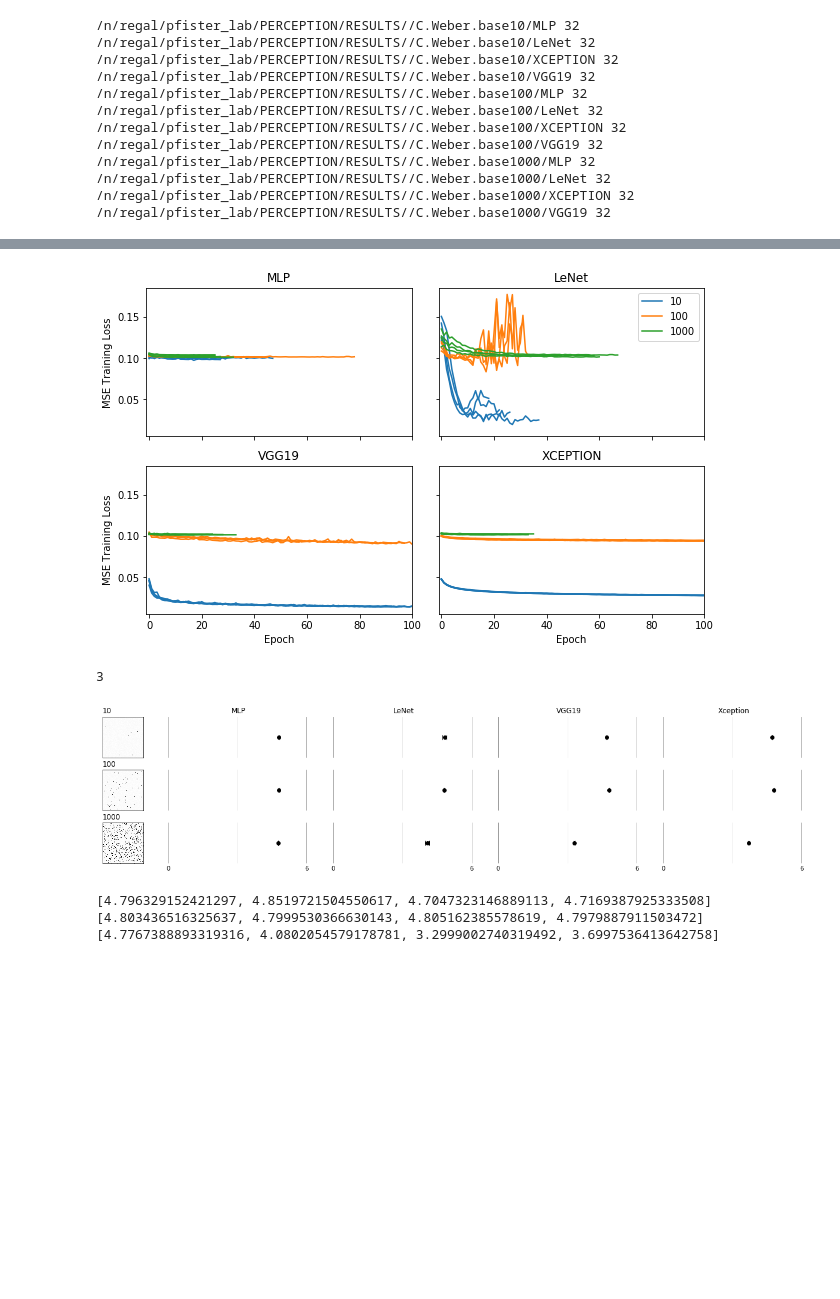
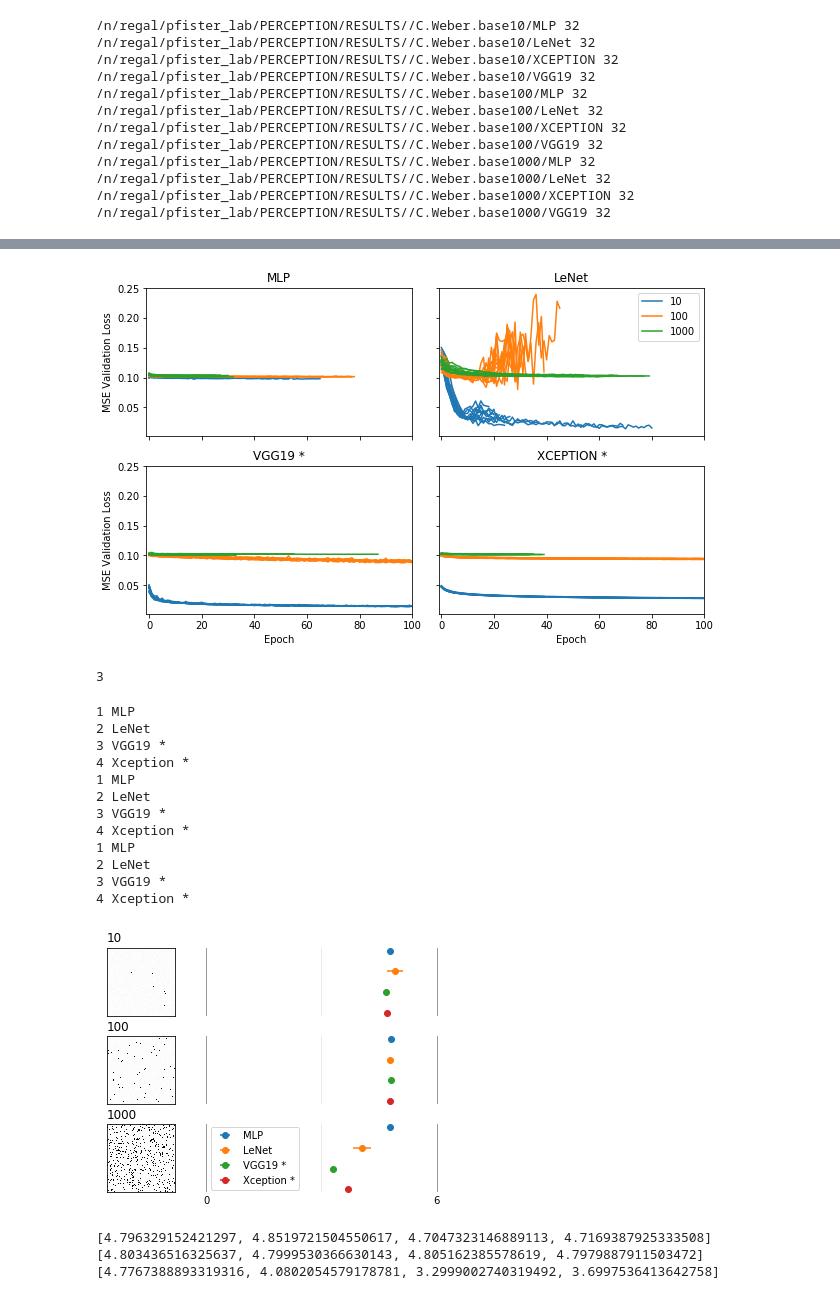
Before and after one commit to Rhoana/perception, a Jupyter notebook: IPY/Weber_Analysis.ipynb, the cells around one changed output, grey strips where cells are left out. Saved outputs shown, nothing was run; the diff lists cells and outputs as text; code cells hidden in the pictures; blank space fills up the shorter version.

Commit message:
New plots.

```diff
--- a/IPY/Weber_Analysis.ipynb
+++ b/IPY/Weber_Analysis.ipynb
@@ -62,9 +62,9 @@ for a,c_base in enumerate(['10','100','1000']):
         stats[i] = []
         c_dir = os.path.join(e_dir, c)
 
-        stats_files = glob.glob(c_dir+'/*.p')
+        stats_files = glob.glob(c_dir+'/*_noise.p')
         stats_per_c = []
-    #     print stats_files
+#         print stats_files
 
         for s in stats_files:
 
@@ -81,7 +81,7 @@ for a,c_base in enumerate(['10','100','1000']):
 from matplotlib import gridspec
 
 
-classifiers = ['MLP', 'LeNet', 'VGG19', 'XCEPTION']
+classifiers = ['MLP', 'LeNet', 'VGG19 *', 'XCEPTION *']
 
 fig = plt.figure(figsize=(10,6), facecolor='white')
 gs = gridspec.GridSpec(2, 2, width_ratios=[1,1], hspace=.2, wspace=.1)
@@ -136,7 +136,7 @@ plt.savefig('../PAPER/gfx/weber_training_loss.pdf', bbox_inches='tight', pad_inc
 from matplotlib import gridspec
 
 
-classifiers = ['MLP', 'LeNet', 'VGG19', 'XCEPTION']
+classifiers = ['MLP', 'LeNet', 'VGG19 *', 'XCEPTION *']
 
 fig = plt.figure(figsize=(10,6), facecolor='white')
 gs = gridspec.GridSpec(2, 2, width_ratios=[1,1], hspace=.2, wspace=.1)
@@ -148,7 +148,7 @@ for i, c in enumerate(classifiers):
     if i == 0:
         axes[i] = fig.add_subplot(gs[i])#, sharey=axes[0])
         plt.setp(axes[0].get_xticklabels(), visible=False)
-        plt.ylabel('MSE Training Loss')
+        plt.ylabel('MSE Validation Loss')
     elif i == 1:
         axes[i] = fig.add_subplot(gs[i], sharey=axes[0])
         plt.setp(axes[1].get_yticklabels(), visible=False)
@@ -157,7 +157,7 @@ for i, c in enumerate(classifiers):
 #         plt.ylabel(False)
     elif i == 2:
         axes[i] = fig.add_subplot(gs[i], sharey=axes[0], sharex=axes[0])
-        plt.ylabel('MSE Training Loss')
+        plt.ylabel('MSE Validation Loss')
         plt.xlabel('Epoch')
     elif i == 3:
         axes[i] = fig.add_subplot(gs[i], sharey=axes[2])
@@ -186,7 +186,7 @@ for i, c in enumerate(classifiers):
 
 plt.savefig('../PAPER/gfx/weber_validation_loss.pdf', bbox_inches='tight', pad_inches=0)
 # %% [output]
-[figure, old version]
+[figure, new version]
 # %%
 len(all_stats)
 # %% [output]
@@ -208,7 +208,7 @@ no_samples = len(all_stats[0][0][0])
 
 bar_data = [None]*4
 all_data = [None]*4
-classifiers = ['MLP', 'LeNet', 'VGG19', 'Xception']
+classifiers = ['MLP', 'LeNet', 'VGG19 *', 'Xception *']
 for i, c in enumerate(classifiers):
 
     mlae_for_c = []
@@ -240,8 +240,8 @@ for a,c_base in enumerate(['10','100','1000']):
     images.append(image)
 
 
-fig = plt.figure(figsize=(21,4.5), facecolor='white')
-gs = gridspec.GridSpec(3, 5, width_ratios=[.3,1,1,1,1], hspace=.3)
+fig = plt.figure(figsize=(6,4.5), facecolor='white')
+gs = gridspec.GridSpec(3, 2, width_ratios=[.3,1], hspace=.3)
 
 j = 0 # grid index (running)
 
@@ -250,11 +250,13 @@ for row in range(rows):
 
     for i, c in enumerate(['Image']+classifiers):
 
-        fig = plt.subplot(gs[j])
-        j += 1
+
 
         if i==0:
             # this is the image
+
+            fig = plt.subplot(gs[j])
+            j += 1
 
             plt.title(titles[row].upper(), loc='left')
 
@@ -276,8 +278,12 @@ for row in range(rows):
 
         #
 
-        if row == 0:
-            plt.title(c)
+#         if row == 0:
+#             plt.title(c)
+
+        if i == 1:
+            fig = plt.subplot(gs[j])
+            j += 1
 
 #         print row
         data = [all_data[i-1][row]]
@@ -294,41 +300,76 @@ for row in range(rows):
         confidence = [1.96*np.std(r) for r in data]
 
 
-        y_pos = range(len(means))
+        y_pos = 4-i#range(len(means))
 
 
         plt.xlim(0,6.1)
 
         ax = plt.gca()
         ax.spines['top'].set_visible(False)
         ax.spines['right'].set_visible(False)
         ax.spines['bottom'].set_visible(False)
         ax.spines['left'].set_visible(False)
 #         if row != 0:
         ax.get_yaxis().set_ticks([])
 #         else:
 #     #             print labels
 #             ax.get_yaxis().set_ticks(range(len(labels))) # we set the labels here
 #             ax.get_yaxis().set_ticklabels(labels)
 
         ax.get_xaxis().set_ticks(np.arange(0,7,6)) # mark the tange
         ax.get_xaxis().set_ticks(np.arange(3,3.1), minor=True) # mark the center
         ax.tick_params(axis=u'both', which=u'both',length=0)
 
         # remove tick marks
         if row != 2:
             from matplotlib.ticker import NullFormatter
             ax.xaxis.set_major_formatter(NullFormatter())
             ax.xaxis.set_ticks_position('none')
 
         # grid lines for X
         plt.grid(True, color='gray', which='major', axis='x', alpha=1)
         plt.grid(True, color='gray', which='minor', axis='x', alpha=0.2)
 
-        errorbars = plt.errorbar(means, y_pos, xerr=confidence, fmt='o', color='black', capsize=4)
-plt.savefig('../PAPER/gfx/weber_mlae.pdf', bbox_inches='tight', pad_inches=0)
+
+        c_color = 'C'+str(i-1)
+        print i, c
+#         if i == 3:
+#             # vgg19 imagenet
+# #             c = c+' *'
+#             c_color = '#b2df8a'
+#         elif i == 4:
+#             # vgg from scratch
+# #             c = c+'vg s'
+#             c = 'VGG19'
+#             c_color = 'C2'
+#         elif i == 5:
+#             # xcpetion imagenet
+#             c = 'Xception *'
+#             c_color = '#fb9a99'
+#         elif i == 6:
+#             # xception from scratch
+# #             c = c+'x sc'
+# #             c = 'Xception'
+#             c_color = 'C3'
+
+        errorbars = plt.errorbar(means, y_pos, xerr=confidence, fmt='o', label=c, color=c_color)
+plt.legend(loc='center left')
+plt.savefig('../PAPER/gfx/weber_mlae_noise.pdf', bbox_inches='tight', pad_inches=0)
 # %% [output]
+1 MLP
+2 LeNet
+3 VGG19 *
+4 Xception *
+1 MLP
+2 LeNet
+3 VGG19 *
+4 Xception *
+1 MLP
+2 LeNet
+3 VGG19 *
+4 Xception *
-[figure, old version]
+[figure, new version]
 # %%
 print [np.mean(all_data[v][0]) for v in range(4)]
 print [np.mean(all_data[v][1]) for v in range(4)]
```
Also changed, not shown: parts of 1 cell of this notebook, 7 other files.
